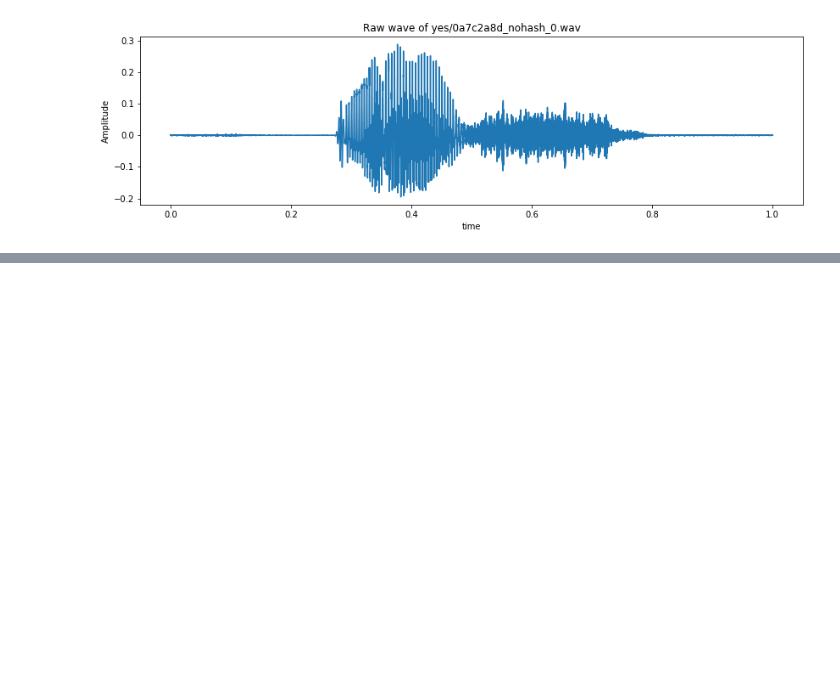
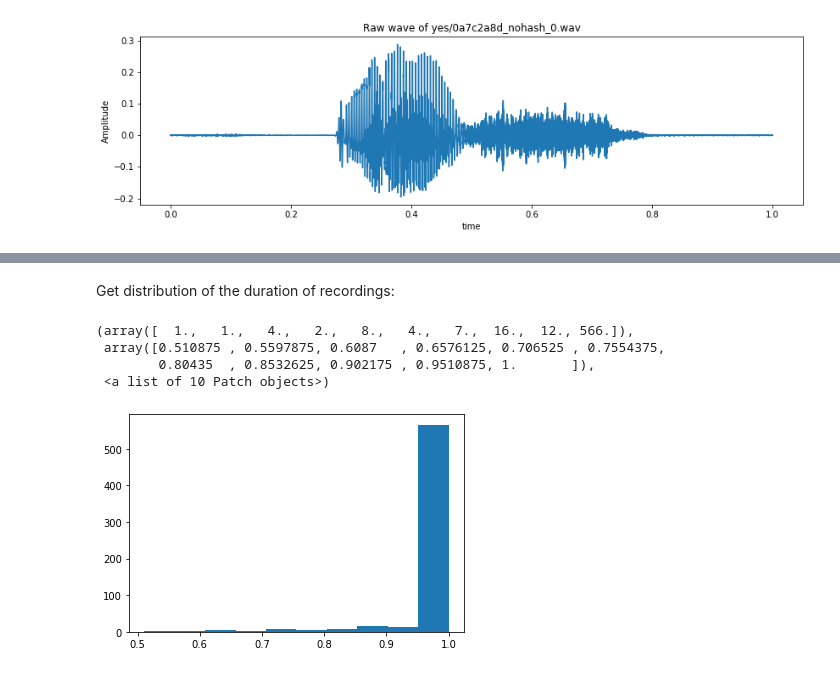
Before and after one commit to jana-jovicic/Speech-to-Text, a Jupyter notebook: speech_to_text.ipynb, the cells around one changed output, grey strips where cells are left out. Cells and saved outputs as stored; diff of their text form; code cells hidden in the pictures; blank space fills up the shorter version.

```diff
--- a/speech_to_text.ipynb
+++ b/speech_to_text.ipynb
@@ -46,0 +98,18 @@ ax1.plot(np.linspace(0, sample_rate/len(samples), sample_rate), samples)
+# %% [markdown]
+Get distribution of the duration of recordings:
+# %%
+train_duration_of_recordings=[]
+for label in labels:
+  recordings = [f for f in os.listdir(train_path + os.path.sep + label) if f.endswith('.wav')]
+  for record in recordings:
+    sample_rate, samples = wavfile.read(train_path + os.path.sep + label + os.path.sep + record)
+    # print(sample_rate)   # 16000
+    train_duration_of_recordings.append(float(len(samples)/sample_rate))
+
+plt.hist(np.array(train_duration_of_recordings))
+# %% [output]
+(array([  1.,   1.,   4.,   2.,   8.,   4.,   7.,  16.,  12., 566.]),
+ array([0.510875 , 0.5597875, 0.6087   , 0.6576125, 0.706525 , 0.7554375,
+        0.80435  , 0.8532625, 0.902175 , 0.9510875, 1.       ]),
+ <a list of 10 Patch objects>)
+[figure, added]
```
Also changed, not shown: parts of 8 cells of this notebook.
